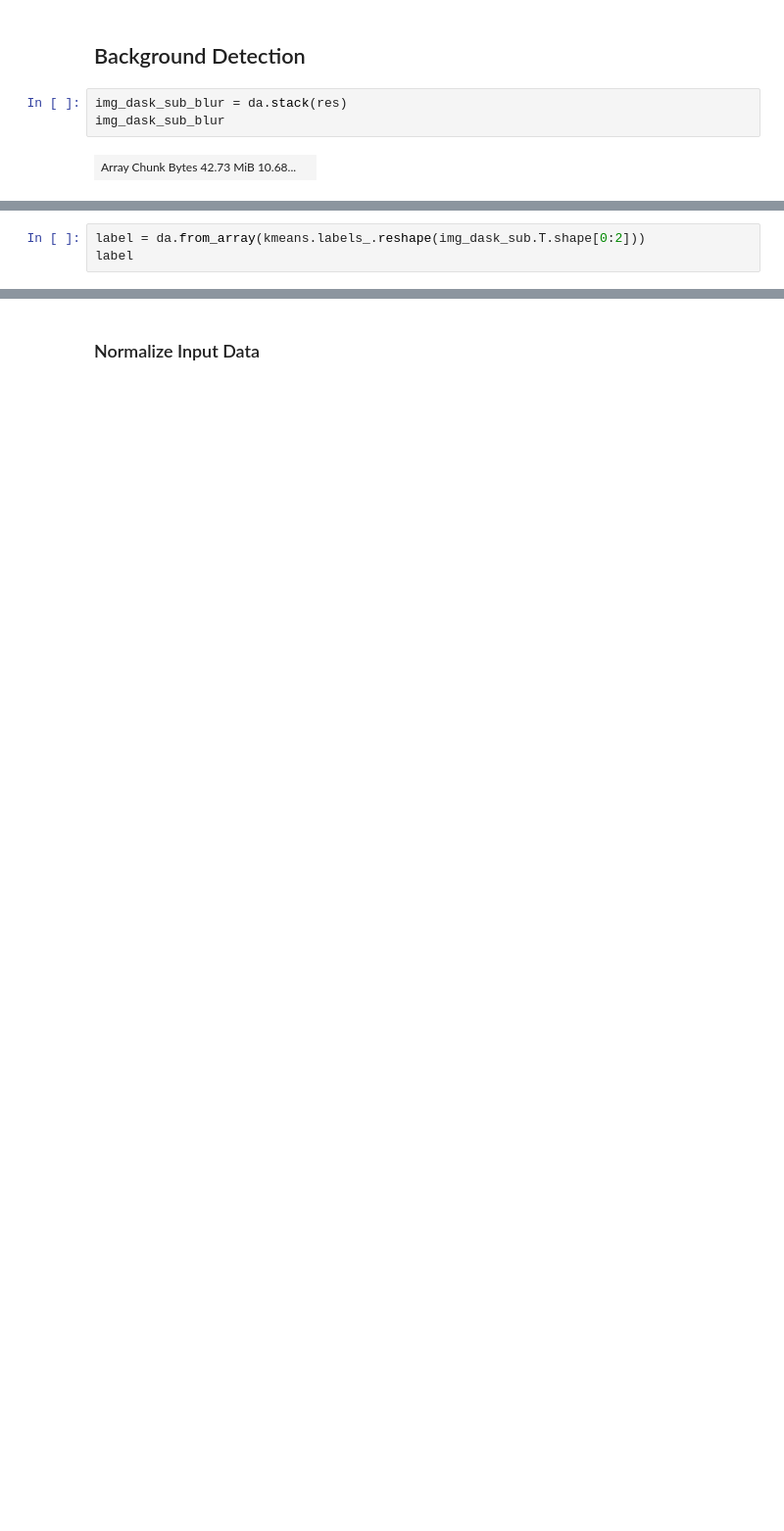
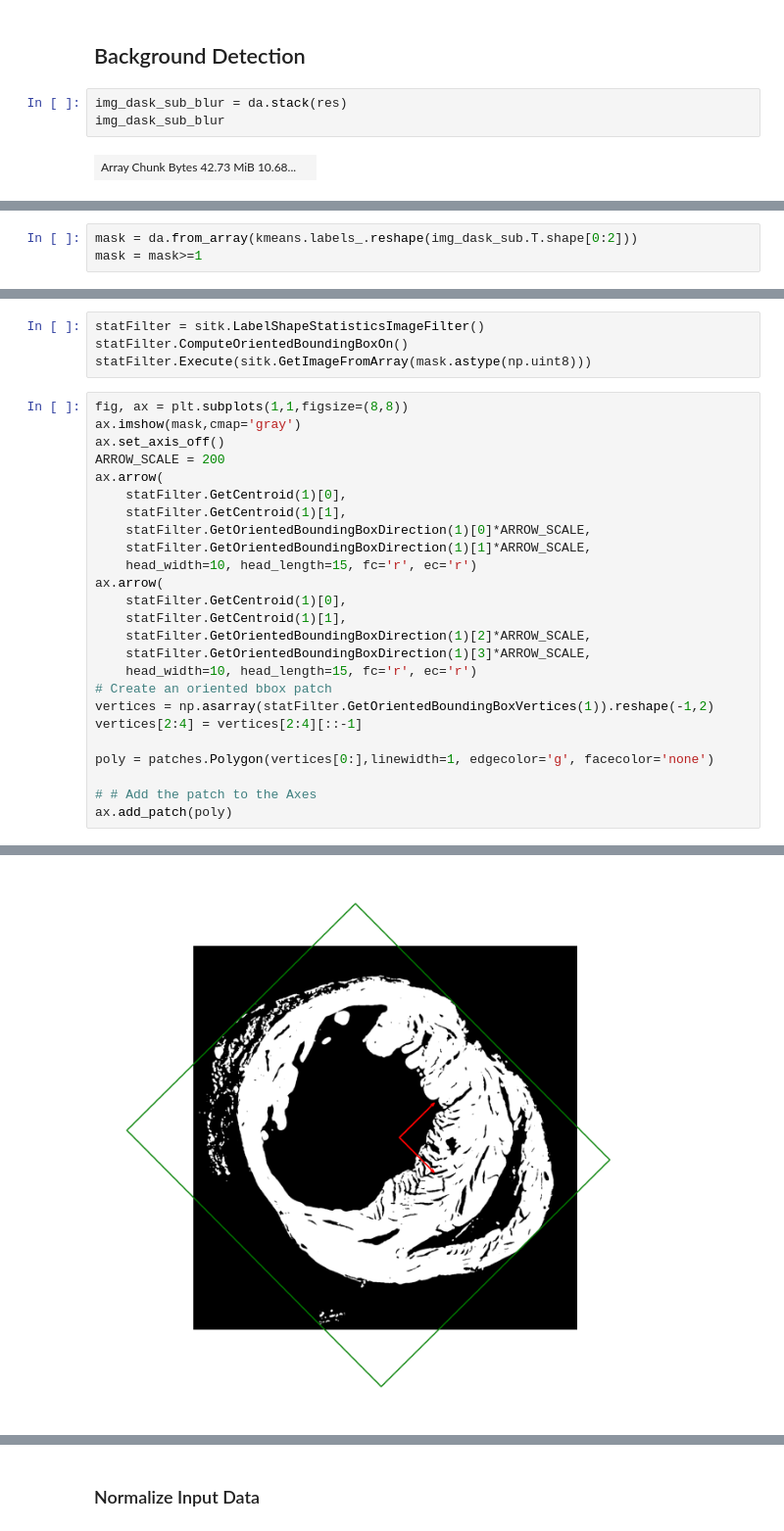
Before and after one commit to bpi-oxford/Myocardial-Infarction-Analysis, a Jupyter notebook: fluorescent.ipynb, the cells around one changed output, grey strips where cells are left out. Shown at 98% size. Cells and saved outputs as stored; diff of their text form; blank space fills up the shorter version.

```diff
--- a/fluorescent.ipynb
+++ b/fluorescent.ipynb
@@ -349,3 +370,3 @@ MiniBatchKMeans(n_clusters=3)
 # %%
-label = da.from_array(kmeans.labels_.reshape(img_dask_sub.T.shape[0:2]))
-label
+mask = da.from_array(kmeans.labels_.reshape(img_dask_sub.T.shape[0:2]))
+mask = mask>=1
@@ -360,0 +373,30 @@ plt.axis("off")
+# %%
+statFilter = sitk.LabelShapeStatisticsImageFilter()
+statFilter.ComputeOrientedBoundingBoxOn()
+statFilter.Execute(sitk.GetImageFromArray(mask.astype(np.uint8)))
+# %%
+fig, ax = plt.subplots(1,1,figsize=(8,8))
+ax.imshow(mask,cmap='gray')
+ax.set_axis_off()
+ARROW_SCALE = 200
+ax.arrow(
+    statFilter.GetCentroid(1)[0],
+    statFilter.GetCentroid(1)[1],
+    statFilter.GetOrientedBoundingBoxDirection(1)[0]*ARROW_SCALE,
+    statFilter.GetOrientedBoundingBoxDirection(1)[1]*ARROW_SCALE,
+    head_width=10, head_length=15, fc='r', ec='r')
+ax.arrow(
+    statFilter.GetCentroid(1)[0],
+    statFilter.GetCentroid(1)[1],
+    statFilter.GetOrientedBoundingBoxDirection(1)[2]*ARROW_SCALE,
+    statFilter.GetOrientedBoundingBoxDirection(1)[3]*ARROW_SCALE,
+    head_width=10, head_length=15, fc='r', ec='r')
+# Create an oriented bbox patch
+vertices = np.asarray(statFilter.GetOrientedBoundingBoxVertices(1)).reshape(-1,2)
+vertices[2:4] = vertices[2:4][::-1]
+
+poly = patches.Polygon(vertices[0:],linewidth=1, edgecolor='g', facecolor='none')
+
+# # Add the patch to the Axes
+ax.add_patch(poly)
+# %% [output]
@@ -360,0 +404 @@ plt.axis("off")
+[figure, added]
```
Also changed, not shown: parts of 43 cells of this notebook.
